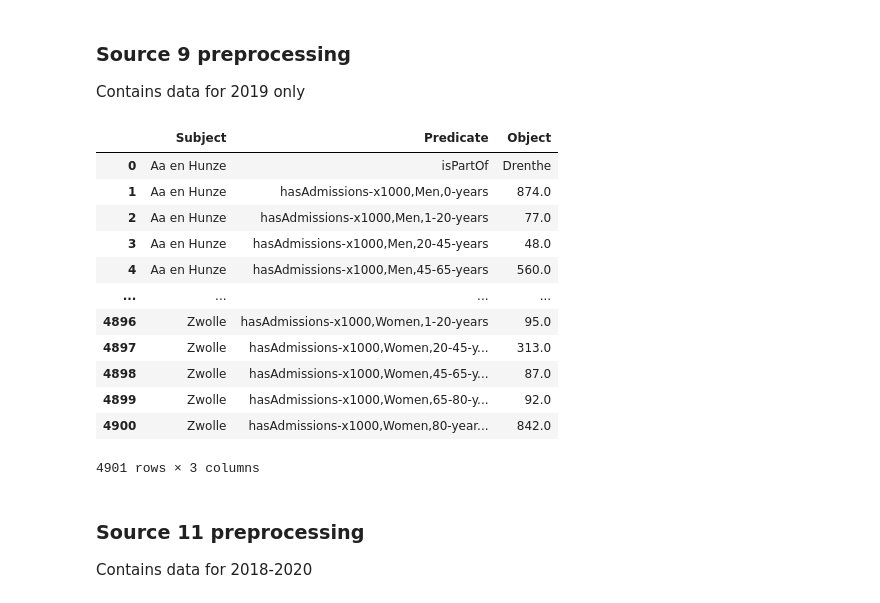
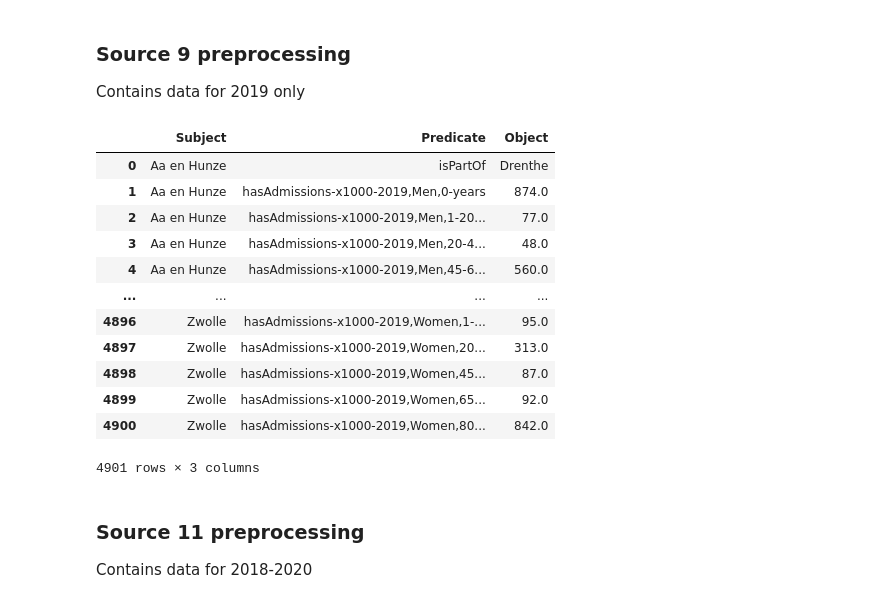
Before and after one commit to reikichan/2AMD20, a Jupyter notebook: preprocessing.ipynb, the cells around one changed output. Saved outputs shown, nothing was run; the diff lists cells and outputs as text; code cells hidden in the pictures.

```diff
--- a/preprocessing.ipynb
+++ b/preprocessing.ipynb
@@ -479,16 +496,19 @@ condition = merged_source_6.groupby(['Gemeentenaam', 'Provincienaam', 'Donorregi
 merged_source_6 = condition.mean('Donorregister, vastgelegde keuze (x 1 000)').reset_index()
 
 # Translate
-merged_source_6.columns = ['Municipality', 'isPartOf', 'donorRegistrationType', 'donorRegisterValues-avg-x1000']
-merged_source_6["donorRegistrationType"].replace({"Geregistreerd in donorregister": "hasRegisteredInDonorRegister-avg", "Niet geregistreerd in donorregister": "hasNotRegisteredInDonorRegister-avg", "Totaal wel of niet geregistreerd":"hasTotalRegisteredOrNotRegistered-avg"}, inplace=True)
+merged_source_6.columns = ['Municipality', 'isPartOf', 'donorRegistrationType-avg-2019Until2021', 'donorRegisterValues-avg-x1000-2019Until2021']
+merged_source_6["donorRegistrationType-avg-2019Until2021"].replace({"Geregistreerd in donorregister": "inDonorRegister", "Niet geregistreerd in donorregister": "notInDonorRegister", "Totaal wel of niet geregistreerd":"total"}, inplace=True)
 
 # subject-predicate-object format
 s6_dict = {'Subject':[] , 'Predicate': [], 'Object': []}
 
 subjects = merged_source_6['Municipality'].unique()
+
 predicates = [list(merged_source_6.columns)[1]]
-for item in list(merged_source_6['donorRegistrationType'].unique()):
-    predicates.append(item)
+types = list(merged_source_6['donorRegistrationType-avg-2019Until2021'].unique())
+
+for type in types:
+    predicates.append('donorRegisterValues-avg-x1000-2019Until2021'+','+ type)
 
 for subject in subjects:
     s6_dict['Subject'].append(subject)
@@ -499,11 +519,10 @@ for subject in subjects:
         s6_dict['Subject'].append(subject)
         s6_dict['Predicate'].append(pedictate)
         intermediate = merged_source_6[merged_source_6['Municipality']==subject]
-        value = intermediate[intermediate['donorRegistrationType']==pedictate]['donorRegisterValues-avg-x1000']
+        value = intermediate[intermediate['donorRegistrationType-avg-2019Until2021']==pedictate.split(',')[1]]['donorRegisterValues-avg-x1000-2019Until2021']
         s6_dict['Object'].append(float(value))
 
 spo_6 = pd.DataFrame(data=s6_dict)
-donor_ids = np.where(spo_6['Predicate']!='Province')
 spo_6
 # %% [output]
 |  | Subject | Predicate | Object |
@@ -582,7 +601,7 @@ condition = merged_source_7.groupby(['Gemeentenaam', 'Provincienaam', 'Geslacht'
 merged_source_7 = condition.mean('Personen met geneesmiddelen, relatief (%)').reset_index()
 
 # Translate
-merged_source_7.columns = ['Municipality', 'isPartOf', 'ofGender', 'inAgeGroup', 'hasPersonsWithMedicines-avg-percentage']
+merged_source_7.columns = ['Municipality', 'isPartOf', 'ofGender', 'inAgeGroup', 'hasPersonsWithMedicines-avg-percentage-2019Until2020']
 merged_source_7["ofGender"].replace({"Mannen": "Men", "Vrouwen": "Women"}, inplace=True)
 merged_source_7["inAgeGroup"].replace({"0 tot 15 jaar": "0-15-years", "15 tot 25 jaar": "15-25-years", "25 tot 35 jaar":"25-35-years", "35 tot 45 jaar":"35-45-years", "45 tot 55 jaar":"45-55-years", "55 tot 65 jaar":"55-65-years", "65 tot 75 jaar":"65-75-years", "75 jaar of ouder":"75-years-or-older"}, inplace=True)
 
@@ -598,7 +617,7 @@ ages = list(merged_source_7['inAgeGroup'].unique())
 
 for gender in genders:
     for age in ages:
-        predicates.append('hasPersonsWithMedicines-avg-percentage'+','+gender+','+age)
+        predicates.append('hasPersonsWithMedicines-avg-percentage-2019Until2020'+','+gender+','+age)
 
 
 for subject in subjects:
@@ -611,7 +630,7 @@ for subject in subjects:
         s7_dict['Predicate'].append(pedictate)
         intermediate = merged_source_7[merged_source_7['Municipality']==subject]
         intermediate = intermediate[intermediate['ofGender']==pedictate.split(',')[1]]
-        value = intermediate[intermediate['inAgeGroup']==pedictate.split(',')[2]]['hasPersonsWithMedicines-avg-percentage']
+        value = intermediate[intermediate['inAgeGroup']==pedictate.split(',')[2]]['hasPersonsWithMedicines-avg-percentage-2019Until2020']
         s7_dict['Object'].append(float(value))
 
 spo_7 = pd.DataFrame(data=s7_dict)
@@ -702,44 +721,44 @@ merged_source_9["inAgeGroup"].replace({'0 jaar':'0-years', '1 tot 20 jaar': '1-2
 s9_dict = {'Subject':[] , 'Predicate': [], 'Object': []}
 
 subjects = merged_source_9['Municipality'].unique()
 
 predicates = [list(merged_source_9.columns)[1]]
 genders = list(merged_source_9['ofGender'].unique())
 ages = list(merged_source_9['inAgeGroup'].unique())
 
 for gender in genders:
     for age in ages:
-        predicates.append('hasAdmissions-x1000'+','+gender+','+age)
+        predicates.append('hasAdmissions-x1000-2019'+','+gender+','+age)
 
 
 for subject in subjects:
     s9_dict['Subject'].append(subject)
     s9_dict['Predicate'].append(predicates[0])
     s9_dict['Object'].append(merged_source_9[merged_source_9['Municipality']==subject]['isPartOf'].unique()[0])
 
     for pedictate in predicates[1:]:
         s9_dict['Subject'].append(subject)
         s9_dict['Predicate'].append(pedictate)
         intermediate = merged_source_9[merged_source_9['Municipality']==subject]
         intermediate = intermediate[intermediate['ofGender']==pedictate.split(',')[1]]
         value = intermediate[intermediate['inAgeGroup']==pedictate.split(',')[2]]['hasAdmissions-x1000-2019']
         s9_dict['Object'].append(float(value))
 
 spo_9 = pd.DataFrame(data=s9_dict)
 spo_9
 # %% [output]
 |  | Subject | Predicate | Object |
 | 0 | Aa en Hunze | isPartOf | Drenthe |
-| 1 | Aa en Hunze | hasAdmissions-x1000,Men,0-years | 874.0 |
-| 2 | Aa en Hunze | hasAdmissions-x1000,Men,1-20-years | 77.0 |
-| 3 | Aa en Hunze | hasAdmissions-x1000,Men,20-45-years | 48.0 |
-| 4 | Aa en Hunze | hasAdmissions-x1000,Men,45-65-years | 560.0 |
+| 1 | Aa en Hunze | hasAdmissions-x1000-2019,Men,0-years | 874.0 |
+| 2 | Aa en Hunze | hasAdmissions-x1000-2019,Men,1-20... | 77.0 |
+| 3 | Aa en Hunze | hasAdmissions-x1000-2019,Men,20-4... | 48.0 |
+| 4 | Aa en Hunze | hasAdmissions-x1000-2019,Men,45-6... | 560.0 |
 | ... | ... | ... | ... |
-| 4896 | Zwolle | hasAdmissions-x1000,Women,1-20-years | 95.0 |
-| 4897 | Zwolle | hasAdmissions-x1000,Women,20-45-y... | 313.0 |
-| 4898 | Zwolle | hasAdmissions-x1000,Women,45-65-y... | 87.0 |
-| 4899 | Zwolle | hasAdmissions-x1000,Women,65-80-y... | 92.0 |
-| 4900 | Zwolle | hasAdmissions-x1000,Women,80-year... | 842.0 |
+| 4896 | Zwolle | hasAdmissions-x1000-2019,Women,1-... | 95.0 |
+| 4897 | Zwolle | hasAdmissions-x1000-2019,Women,20... | 313.0 |
+| 4898 | Zwolle | hasAdmissions-x1000-2019,Women,45... | 87.0 |
+| 4899 | Zwolle | hasAdmissions-x1000-2019,Women,65... | 92.0 |
+| 4900 | Zwolle | hasAdmissions-x1000-2019,Women,80... | 842.0 |
 4901 rows × 3 columns
 # %% [markdown]
 ### Source 11 preprocessing
```
Also changed, not shown: parts of 16 cells of this notebook, 3 other files.
